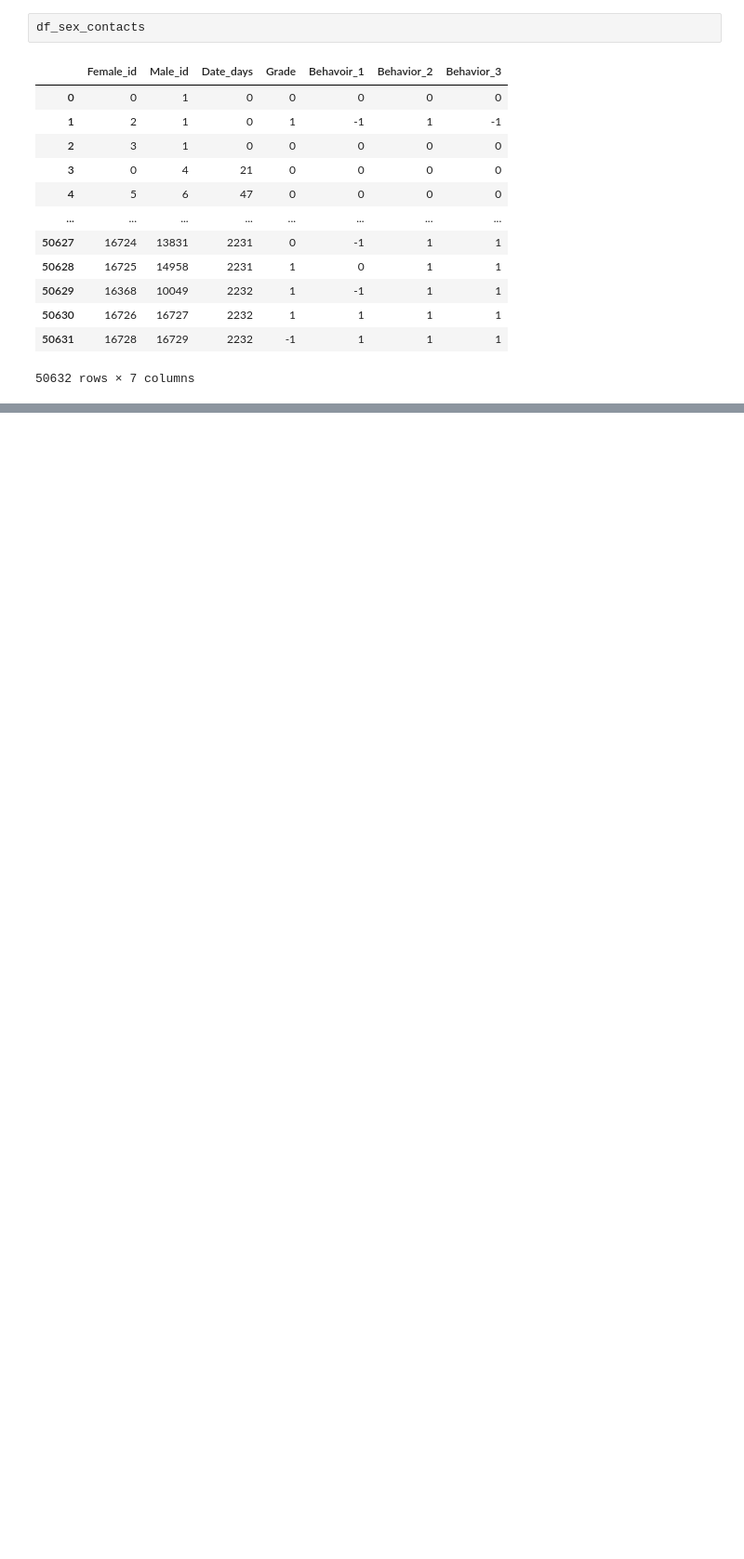
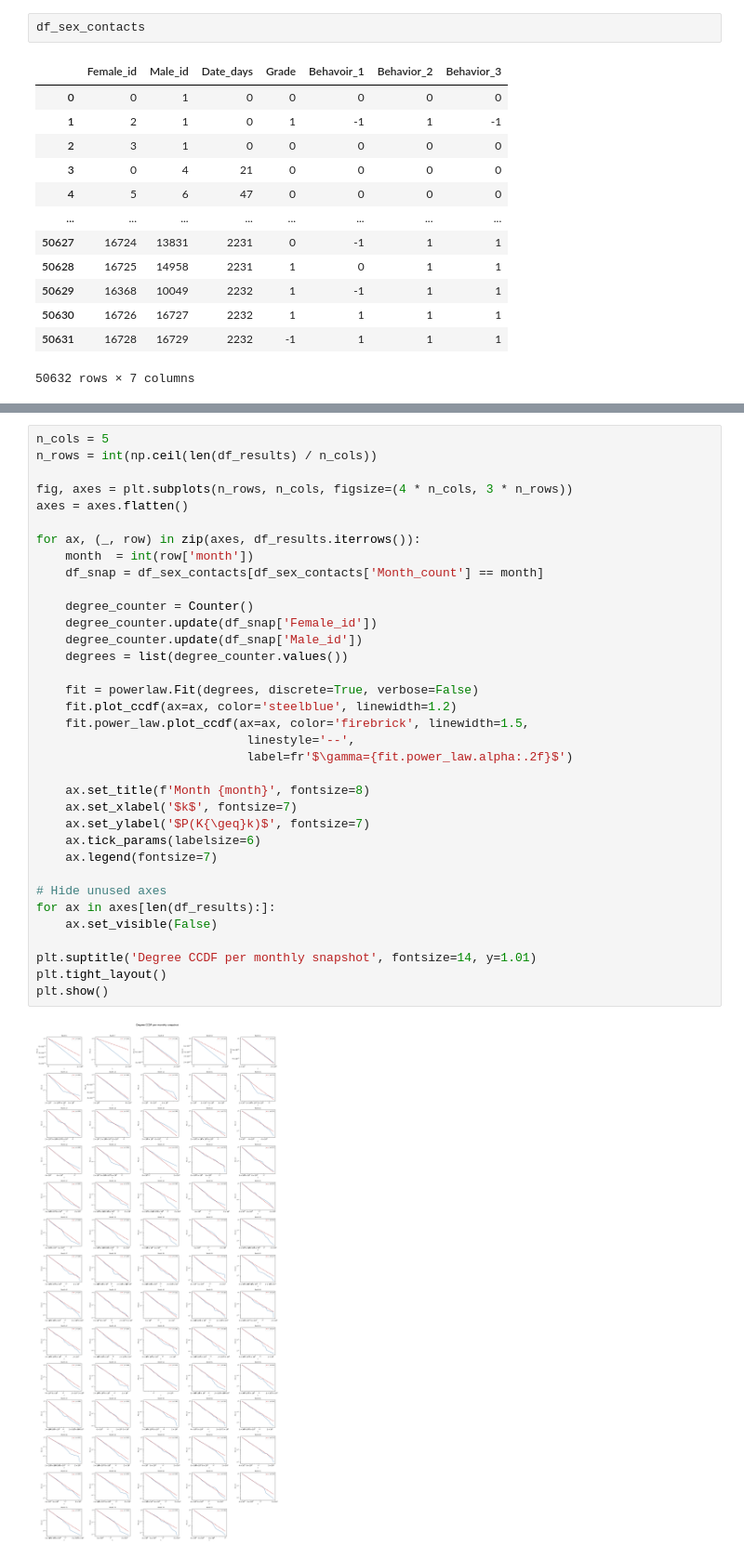
Before and after one commit to elisabettasalvai/sfi_std_project, a Jupyter notebook: sti_modeling.ipynb, the cells around one changed output, grey strips where cells are left out. Shown at 93% size. Cells and saved outputs as stored; diff of their text form; blank space fills up the shorter version.

```diff
--- a/sti_modeling.ipynb
+++ b/sti_modeling.ipynb
@@ -56,0 +281,37 @@ Define a weighted network.
+# %%
+n_cols = 5
+n_rows = int(np.ceil(len(df_results) / n_cols))
+
+fig, axes = plt.subplots(n_rows, n_cols, figsize=(4 * n_cols, 3 * n_rows))
+axes = axes.flatten()
+
+for ax, (_, row) in zip(axes, df_results.iterrows()):
+    month  = int(row['month'])
+    df_snap = df_sex_contacts[df_sex_contacts['Month_count'] == month]
+
+    degree_counter = Counter()
+    degree_counter.update(df_snap['Female_id'])
+    degree_counter.update(df_snap['Male_id'])
+    degrees = list(degree_counter.values())
+
+    fit = powerlaw.Fit(degrees, discrete=True, verbose=False)
+    fit.plot_ccdf(ax=ax, color='steelblue', linewidth=1.2)
+    fit.power_law.plot_ccdf(ax=ax, color='firebrick', linewidth=1.5,
+                             linestyle='--',
+                             label=fr'$\gamma={fit.power_law.alpha:.2f}$')
+
+    ax.set_title(f'Month {month}', fontsize=8)
+    ax.set_xlabel('$k$', fontsize=7)
+    ax.set_ylabel('$P(K{\geq}k)$', fontsize=7)
+    ax.tick_params(labelsize=6)
+    ax.legend(fontsize=7)
+
+# Hide unused axes
+for ax in axes[len(df_results):]:
+    ax.set_visible(False)
+
+plt.suptitle('Degree CCDF per monthly snapshot', fontsize=14, y=1.01)
+plt.tight_layout()
+plt.show()
+# %% [output]
+[figure, added]
```
Also changed, not shown: parts of 21 cells of this notebook, 1 other file.
